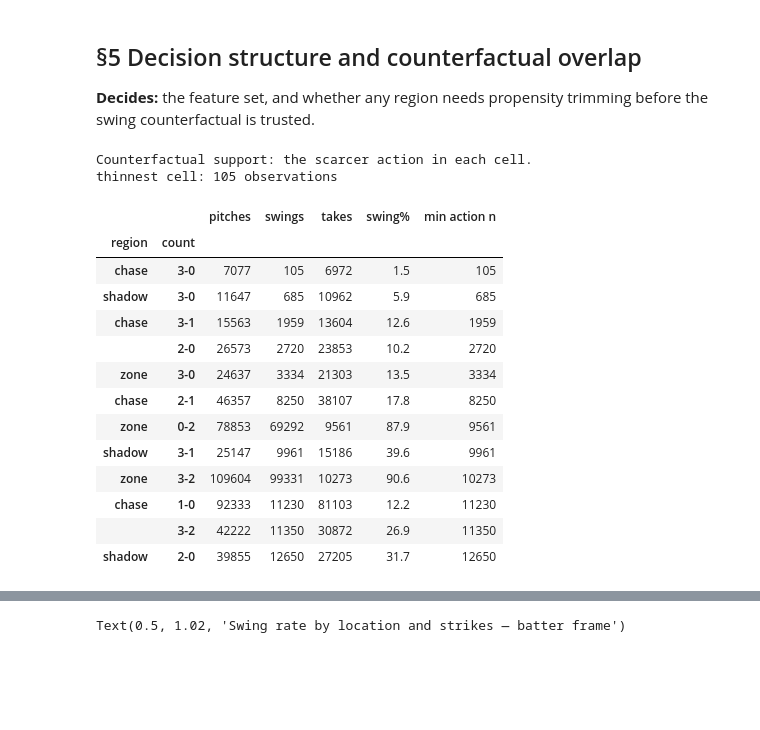
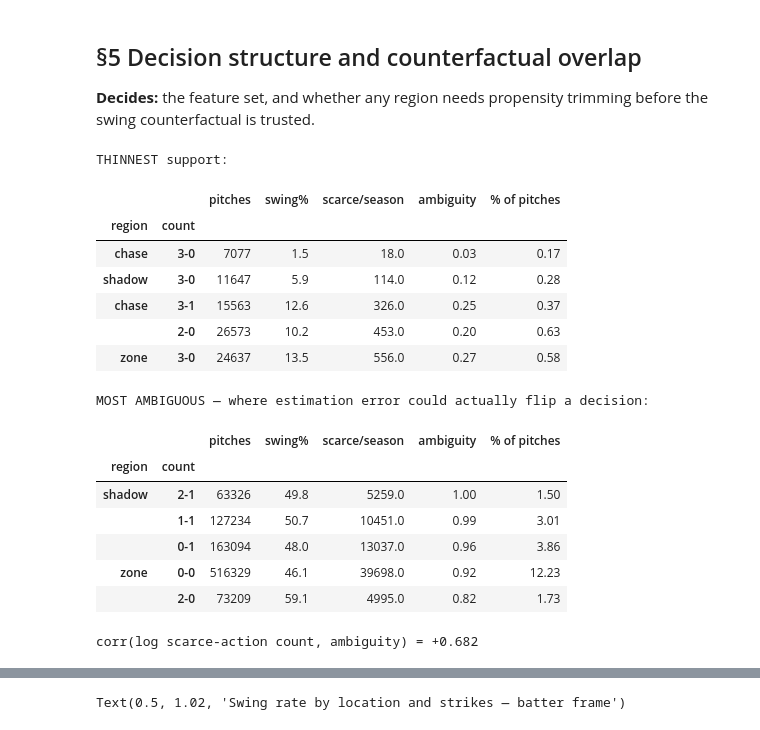
Before and after one commit to Jack1021ohoh/batter_decision_value, a Jupyter notebook: notebooks/eda.ipynb, the cells around one changed output, grey strips where cells are left out. Saved outputs shown, nothing was run; the diff lists cells and outputs as text; code cells hidden in the pictures; blank space fills up the shorter version.

```diff
--- a/notebooks/eda.ipynb
+++ b/notebooks/eda.ipynb
@@ -565,32 +565,44 @@ trimming before the swing counterfactual is trusted.
 # %%
 def region(g):
     inz = D.in_rulebook_zone(g, ball_edge=True)
     near = (g.plate_x_bat.abs() <= 1.15) & g.plate_z_norm.between(-0.35, 1.35)
     return pd.Series(np.where(inz, 'zone', np.where(near, 'shadow', 'chase')), index=g.index)
 
 df['region'] = region(df)
 ov = (df.groupby(['region', 'count'], observed=True)
         .agg(pitches=('swing', 'size'), swings=('swing', 'sum')))
 ov['takes'] = ov.pitches - ov.swings
 ov['swing%'] = (ov.swings / ov.pitches * 100).round(1)
-ov['min action n'] = ov[['swings', 'takes']].min(axis=1)
-print('Counterfactual support: the scarcer action in each cell.')
-print(f"thinnest cell: {ov['min action n'].min():,} observations")
-ov.sort_values('min action n').head(12)
+ov['scarce/season'] = (ov[['swings', 'takes']].min(axis=1) / 6).round(0)
+
+# Thin support only matters where the decision is CLOSE. A cell the league
+# resolves 98/2 has a huge |edge|, so error in the scarce action cannot flip
+# it; a 50/50 cell sits on the decision boundary, where it can. "ambiguity" is
+# 1 at a 50/50 split and 0 at a unanimous one.
+ov['ambiguity'] = (1 - (ov['swing%'] / 100 - 0.5).abs() * 2).round(2)
+ov['% of pitches'] = (ov.pitches / len(df) * 100).round(2)
+
+print('THINNEST support:')
+display(ov.nsmallest(5, 'scarce/season')[['pitches','swing%','scarce/season','ambiguity','% of pitches']])
+print('\nMOST AMBIGUOUS — where estimation error could actually flip a decision:')
+display(ov.nlargest(5, 'ambiguity')[['pitches','swing%','scarce/season','ambiguity','% of pitches']])
+print(f"\ncorr(log scarce-action count, ambiguity) = "
+      f"{np.corrcoef(np.log(ov['scarce/season'].clip(1)), ov['ambiguity'])[0,1]:+.3f}")
 # %% [output]
-Counterfactual support: the scarcer action in each cell.
-thinnest cell: 105 observations
+THINNEST support:
-|  |  | pitches | swings | takes | swing% | min action n |
+|  |  | pitches | swing% | scarce/season | ambiguity | % of pitches |
 | region | count |  |  |  |  |  |
-| chase | 3-0 | 7077 | 105 | 6972 | 1.5 | 105 |
-| shadow | 3-0 | 11647 | 685 | 10962 | 5.9 | 685 |
-| chase | 3-1 | 15563 | 1959 | 13604 | 12.6 | 1959 |
-|  | 2-0 | 26573 | 2720 | 23853 | 10.2 | 2720 |
-| zone | 3-0 | 24637 | 3334 | 21303 | 13.5 | 3334 |
-| chase | 2-1 | 46357 | 8250 | 38107 | 17.8 | 8250 |
-| zone | 0-2 | 78853 | 69292 | 9561 | 87.9 | 9561 |
-| shadow | 3-1 | 25147 | 9961 | 15186 | 39.6 | 9961 |
-| zone | 3-2 | 109604 | 99331 | 10273 | 90.6 | 10273 |
-| chase | 1-0 | 92333 | 11230 | 81103 | 12.2 | 11230 |
-|  | 3-2 | 42222 | 11350 | 30872 | 26.9 | 11350 |
-| shadow | 2-0 | 39855 | 12650 | 27205 | 31.7 | 12650 |
+| chase | 3-0 | 7077 | 1.5 | 18.0 | 0.03 | 0.17 |
+| shadow | 3-0 | 11647 | 5.9 | 114.0 | 0.12 | 0.28 |
+| chase | 3-1 | 15563 | 12.6 | 326.0 | 0.25 | 0.37 |
+|  | 2-0 | 26573 | 10.2 | 453.0 | 0.20 | 0.63 |
+| zone | 3-0 | 24637 | 13.5 | 556.0 | 0.27 | 0.58 |
+MOST AMBIGUOUS — where estimation error could actually flip a decision:
+|  |  | pitches | swing% | scarce/season | ambiguity | % of pitches |
+| region | count |  |  |  |  |  |
+| shadow | 2-1 | 63326 | 49.8 | 5259.0 | 1.00 | 1.50 |
+|  | 1-1 | 127234 | 50.7 | 10451.0 | 0.99 | 3.01 |
+|  | 0-1 | 163094 | 48.0 | 13037.0 | 0.96 | 3.86 |
+| zone | 0-0 | 516329 | 46.1 | 39698.0 | 0.92 | 12.23 |
+|  | 2-0 | 73209 | 59.1 | 4995.0 | 0.82 | 1.73 |
+corr(log scarce-action count, ambiguity) = +0.682
```
Also changed, not shown: parts of 3 cells of this notebook, 1 other file.
